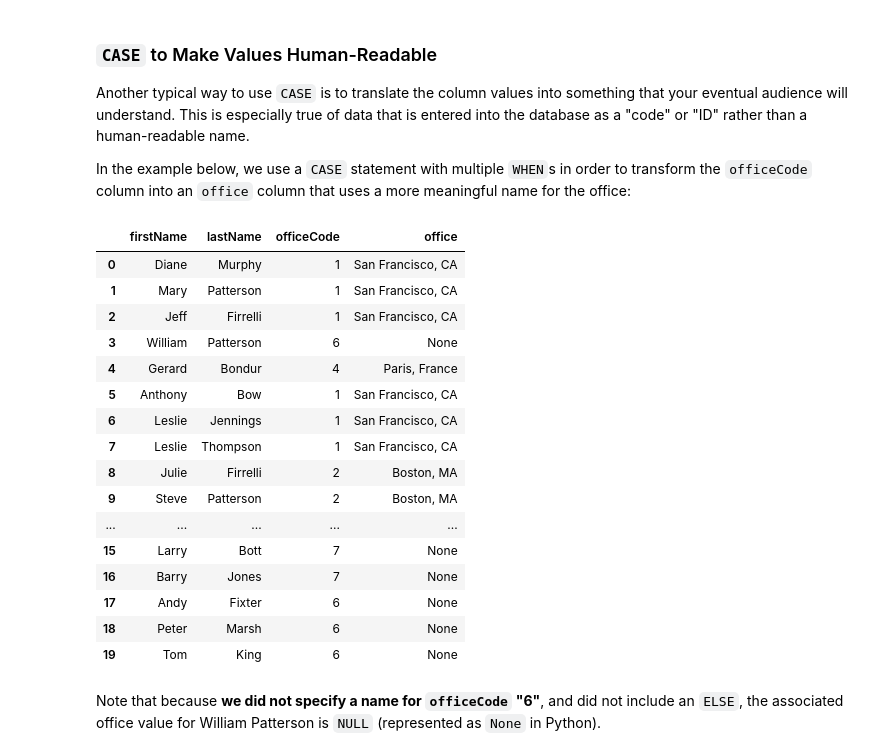
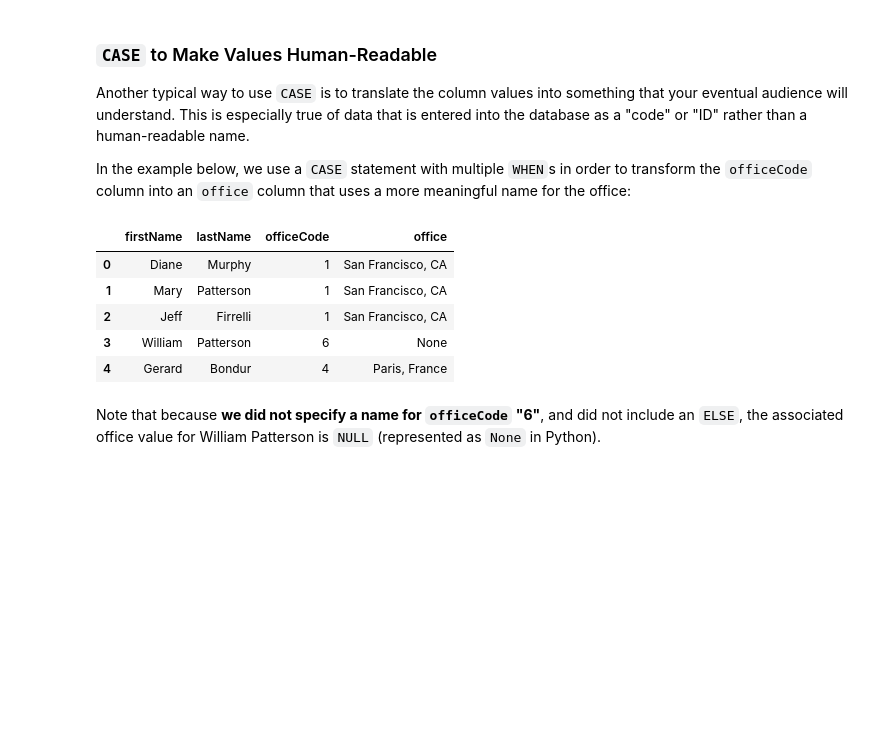
Before and after one commit to KweyuV/dsc-selecting-data-v2-4, a Jupyter notebook: index.ipynb, the cells around one changed output. Cells and saved outputs as stored; diff of their text form; code cells hidden in the pictures; blank space fills up the shorter version.

```diff
--- a/index.ipynb
+++ b/index.ipynb
@@ -196,33 +234,22 @@ In the example below, we use a `CASE` statement with multiple `WHEN`s in order t
 # %%
 pd.read_sql("""
 SELECT firstName, lastName, officeCode,
        CASE
        WHEN officeCode = "1" THEN "San Francisco, CA"
        WHEN officeCode = "2" THEN "Boston, MA"
        WHEN officeCode = "3" THEN "New York, NY"
        WHEN officeCode = "4" THEN "Paris, France"
        WHEN officeCode = "5" THEN "Tokyo, Japan"
        END AS office
   FROM employees;
-""", conn).head(20)
+""", conn).head()
 # %% [output]
 |  | firstName | lastName | officeCode | office |
 | 0 | Diane | Murphy | 1 | San Francisco, CA |
 | 1 | Mary | Patterson | 1 | San Francisco, CA |
 | 2 | Jeff | Firrelli | 1 | San Francisco, CA |
 | 3 | William | Patterson | 6 | None |
 | 4 | Gerard | Bondur | 4 | Paris, France |
-| 5 | Anthony | Bow | 1 | San Francisco, CA |
-| 6 | Leslie | Jennings | 1 | San Francisco, CA |
-| 7 | Leslie | Thompson | 1 | San Francisco, CA |
-| 8 | Julie | Firrelli | 2 | Boston, MA |
-| 9 | Steve | Patterson | 2 | Boston, MA |
-| ... | ... | ... | ... | ... |
-| 15 | Larry | Bott | 7 | None |
-| 16 | Barry | Jones | 7 | None |
-| 17 | Andy | Fixter | 6 | None |
-| 18 | Peter | Marsh | 6 | None |
-| 19 | Tom | King | 6 | None |
 # %% [markdown]
 Note that because **we did not specify a name for `officeCode` "6"**, and did not include an `ELSE`, the associated office value for William Patterson is `NULL` (represented as `None` in Python).
 # %% [markdown]
```
Also changed, not shown: parts of 6 cells of this notebook.
